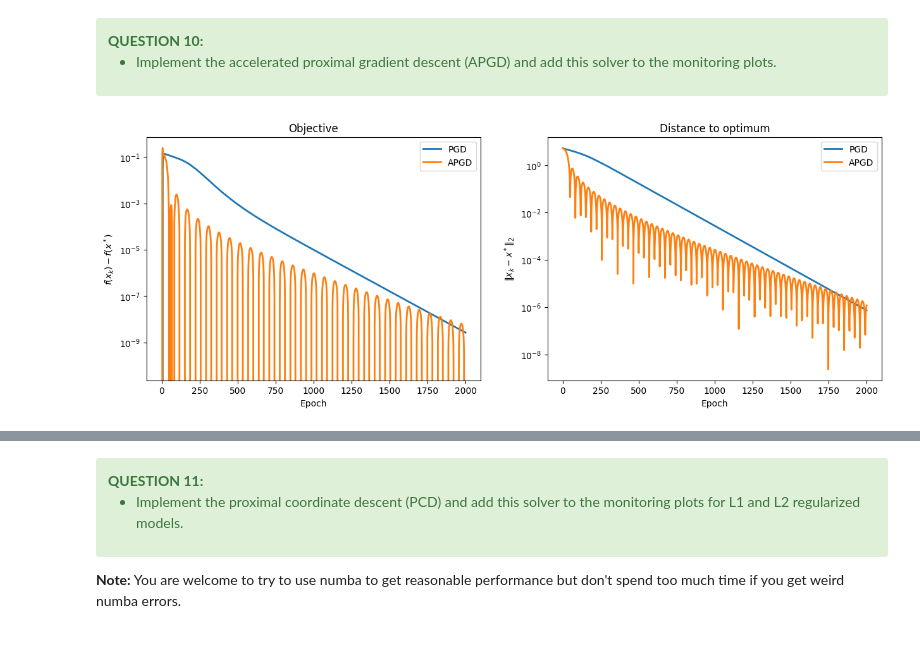
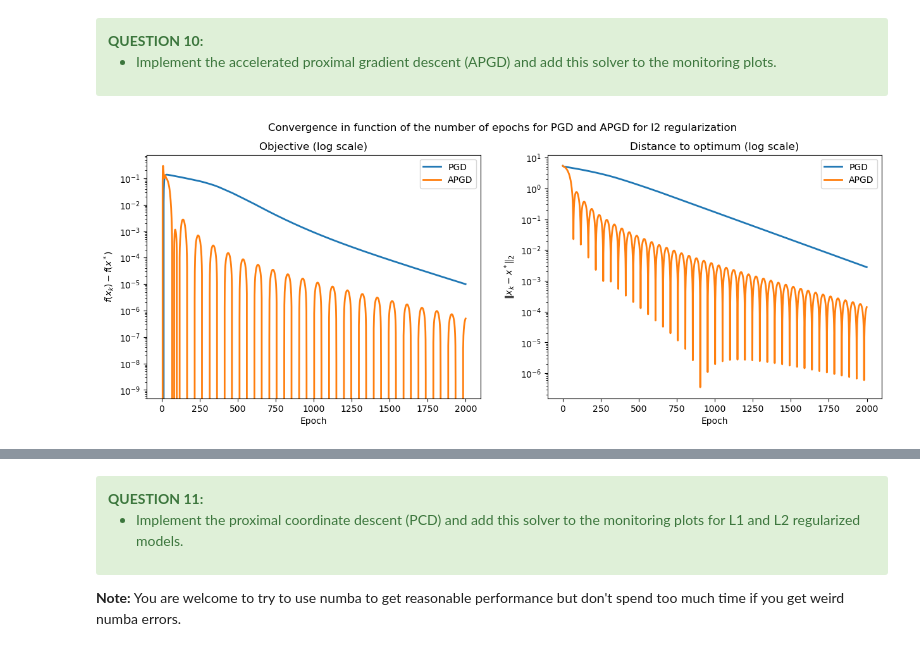
Before and after one commit to BryanBradfo/optimisation-algorithms, a Jupyter notebook: project/project_chen_bryan_and_devilder_alice.ipynb, the cells around one changed output, grey strips where cells are left out. Saved outputs shown, nothing was run; the diff lists cells and outputs as text; code cells hidden in the pictures.

```diff
--- a/project/project_chen_bryan_and_devilder_alice.ipynb
+++ b/project/project_chen_bryan_and_devilder_alice.ipynb
@@ -564,11 +561,12 @@ class monitor(object):
             self.obj = [self.obj(x, *self.args) for x in x_list]
 
 
-def plot_epochs(monitors, solvers):
+def plot_epochs(monitors, solvers, suptitle="Convergence in function of the number of epochs"):
     fig, (ax1, ax2) = plt.subplots(1, 2, figsize=(15, 5))
+    fig.suptitle(suptitle)
     for monit in monitors:
         ax1.semilogy(monit.obj, lw=2)
-        ax1.set_title("Objective")
+        ax1.set_title("Objective (log scale)")
         ax1.set_xlabel("Epoch")
         if monit.x_min is None:
             ax1.set_ylabel("$f(x_k)$")
@@ -580,21 +578,21 @@ def plot_epochs(monitors, solvers):
     for monit in monitors:
         if monit.x_min is not None:
             ax2.semilogy(monit.err, lw=2)
-            ax2.set_title("Distance to optimum")
+            ax2.set_title("Distance to optimum (log scale)")
             ax2.set_xlabel("Epoch")
             ax2.set_ylabel("$\|x_k - x^*\|_2$")
 
     ax2.legend(solvers)
 
 
-def plot_time(monitors, solvers):
+def plot_time(monitors, solvers, suptitle="Convergence in function of the running time"):
     for monit in monitors:
         objs = monit.obj
         plt.semilogy(np.linspace(0, monit.total_time, len(objs)), objs, lw=2)
         plt.title("Loss")
         plt.xlabel("Timing")
         plt.ylabel("$f(x_k) - f(x^*)$")
-
+    plt.suptitle(suptitle)
     plt.legend(solvers)
 # %% [markdown]
 <div class="alert alert-success">
@@ -696,7 +694,7 @@ n_iter = 2000
 lbda = 1.
 epsilon = 1.
 
-L = linalg.norm(X, ord=2) ** 2 / n_samples
+L = 2*linalg.norm(X, ord=2) ** 2 / n_samples
 step = 1. / L
 print(f"Step: {step}")
 
@@ -722,5 +720,5 @@ monitor_pgd_l2.run(x_init, grad_huber_loss, prox_l2, step, n_iter,
 
 monitors = [monitor_pgd_l2]
 solvers = ["PGD"]
-plot_epochs(monitors, solvers)
+plot_epochs(monitors, solvers, suptitle="Convergence in function of the number of epochs for PGD for l2 regularization")
 # %% [output]
@@ -731,2 +730,14 @@ Step: 0.4990622651965295
 # %% [markdown]
 Now for the $\ell_1$ regularization:
+# %%
+x_min_l1, _ = pgd(x_init, grad_huber_loss, prox_l1, step, n_iter=10000,
+                grad_args=(X, y, epsilon), prox_args=(lbda,))
+
+# Run PGD for L1
+monitor_pgd_l1 = monitor(pgd, pobj_l1, x_min_l1, args=(X, y, lbda, epsilon))
+monitor_pgd_l1.run(x_init, grad_huber_loss, prox_l1, step, n_iter,
+                   grad_args=(X, y, epsilon), prox_args=(lbda,))
+
+monitors = [monitor_pgd_l1]
+solvers = ["PGD"]
+plot_epochs(monitors, solvers, suptitle="Convergence in function of the number of epochs for PGD for l1 regularization")
@@ -775,10 +785,10 @@ def apgd(x_init, grad, prox, step, n_iter=100, store_every=1,
 # %%
 monitor_apgd_l2 = monitor(apgd, pobj_l2, x_min_l2, args=(X, y, lbda, epsilon))
 monitor_apgd_l2.run(x_init, grad_huber_loss, prox_l2, step, n_iter,
                     grad_args=(X, y, epsilon), prox_args=(lbda,))
 
 monitors = [monitor_pgd_l2, monitor_apgd_l2]
 solvers = ["PGD", "APGD"]
-plot_epochs(monitors, solvers)
+plot_epochs(monitors, solvers, "Convergence in function of the number of epochs for PGD and APGD for l2 regularization")
 # %% [output]
-[figure, old version]
+[figure, new version]
```
Also changed, not shown: parts of 34 cells of this notebook.
